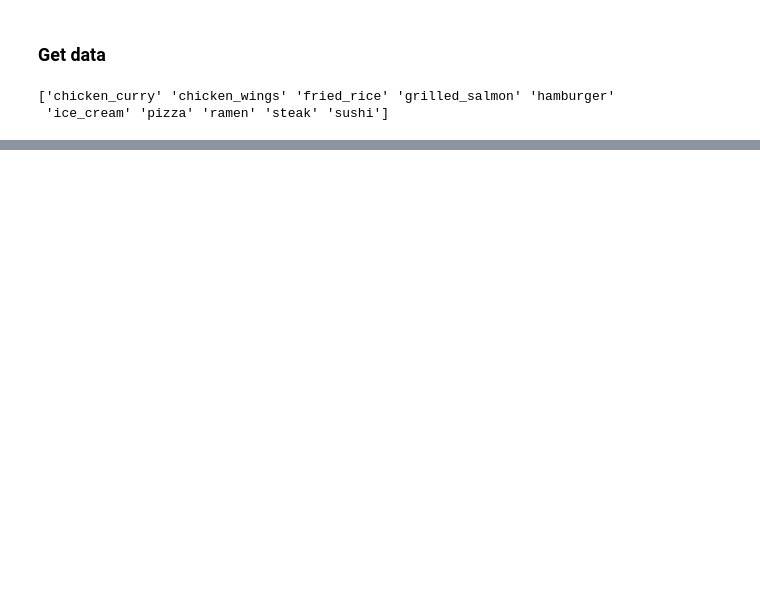
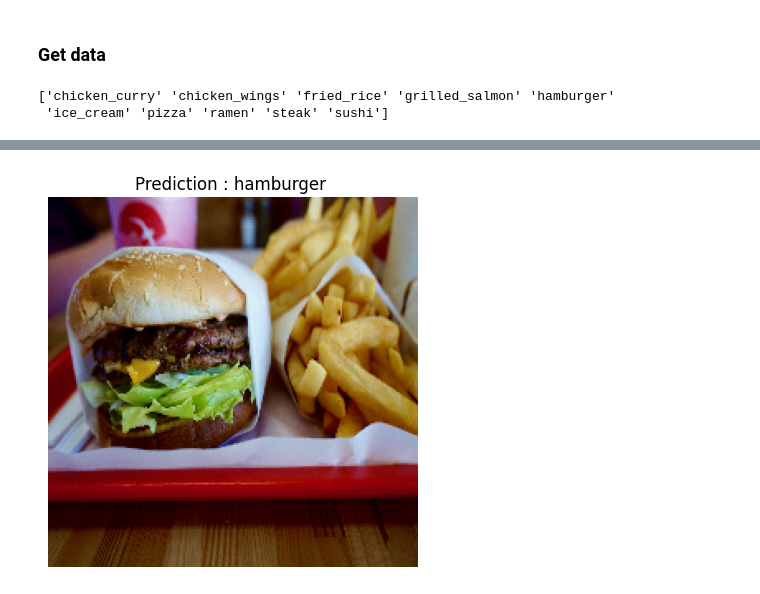
Before and after one commit to Meta-c/Tensorflow-Certificate-preparation, a Jupyter notebook: 04-transfer_learning_tf_feature_extraction.ipynb, the cells around one changed output, grey strips where cells are left out. Saved outputs shown, nothing was run; the diff lists cells and outputs as text; code cells hidden in the pictures; blank space fills up the shorter version.

```diff
--- a/04-transfer_learning_tf_feature_extraction.ipynb
+++ b/04-transfer_learning_tf_feature_extraction.ipynb
@@ -39,0 +205,6 @@ print(class_names)
+# %%
+pred_and_plot(efficient_model,
+              filename="03-hamburger.jpeg",image_shape=224,
+             class_names=class_names)
+# %% [output]
+[figure, added]
```
Also changed, not shown: parts of 25 cells of this notebook, 4 other files.
